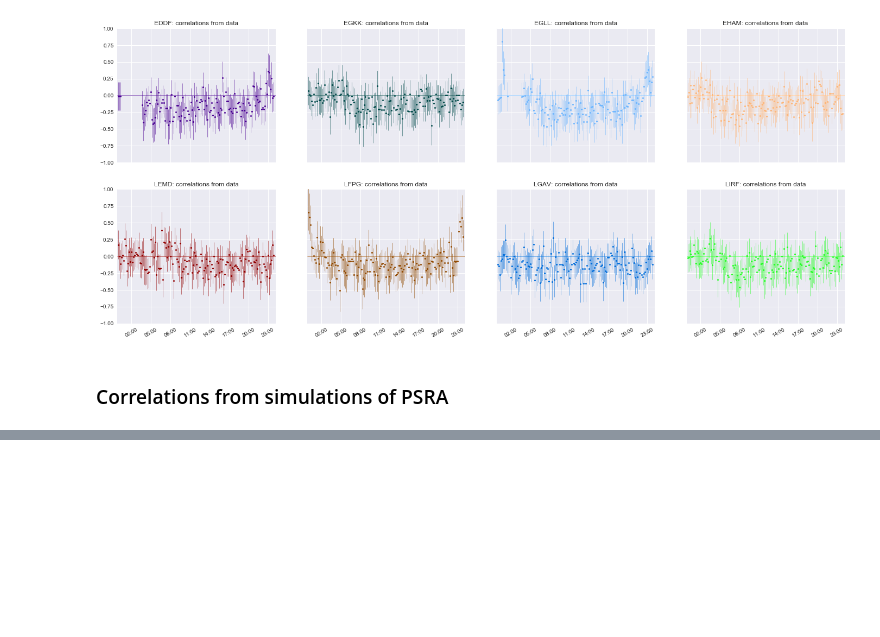
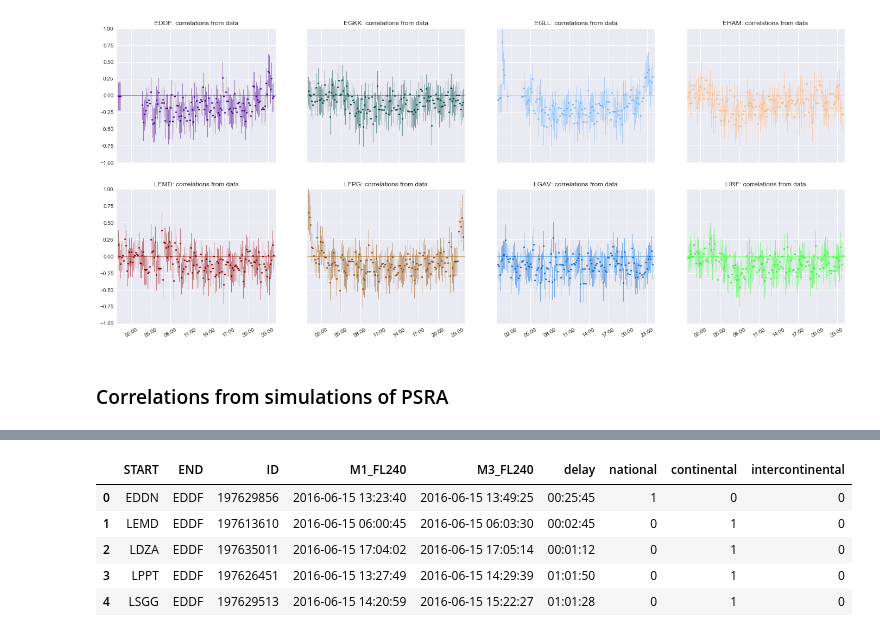
Before and after one commit to clancia/air-traffic-data-driven-modelling, a Jupyter notebook: air_traffic_analysis.ipynb, the cells around one changed output, grey strips where cells are left out. Saved outputs shown, nothing was run; the diff lists cells and outputs as text; code cells hidden in the pictures; blank space fills up the shorter version.

```diff
--- a/air_traffic_analysis.ipynb
+++ b/air_traffic_analysis.ipynb
@@ -904,0 +912,9 @@ f, axes = plot_correlations(correlations)
+# %%
+dd['EDDF'].head()
+# %% [output]
+|  | START | END | ID | M1_FL240 | M3_FL240 | delay | national | continental | intercontinental |
+| 0 | EDDN | EDDF | 197629856 | 2016-06-15 13:23:40 | 2016-06-15 13:49:25 | 00:25:45 | 1 | 0 | 0 |
+| 1 | LEMD | EDDF | 197613610 | 2016-06-15 06:00:45 | 2016-06-15 06:03:30 | 00:02:45 | 0 | 1 | 0 |
+| 2 | LDZA | EDDF | 197635011 | 2016-06-15 17:04:02 | 2016-06-15 17:05:14 | 00:01:12 | 0 | 1 | 0 |
+| 3 | LPPT | EDDF | 197626451 | 2016-06-15 13:27:49 | 2016-06-15 14:29:39 | 01:01:50 | 0 | 1 | 0 |
+| 4 | LSGG | EDDF | 197629513 | 2016-06-15 14:20:59 | 2016-06-15 15:22:27 | 01:01:28 | 0 | 1 | 0 |
```
Also changed, not shown: parts of 37 cells of this notebook, 2 other files.
